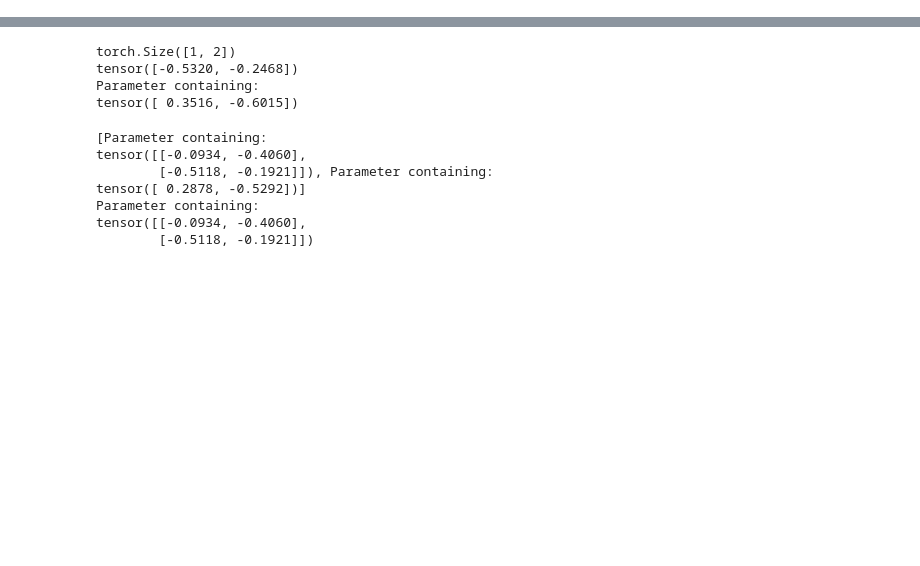
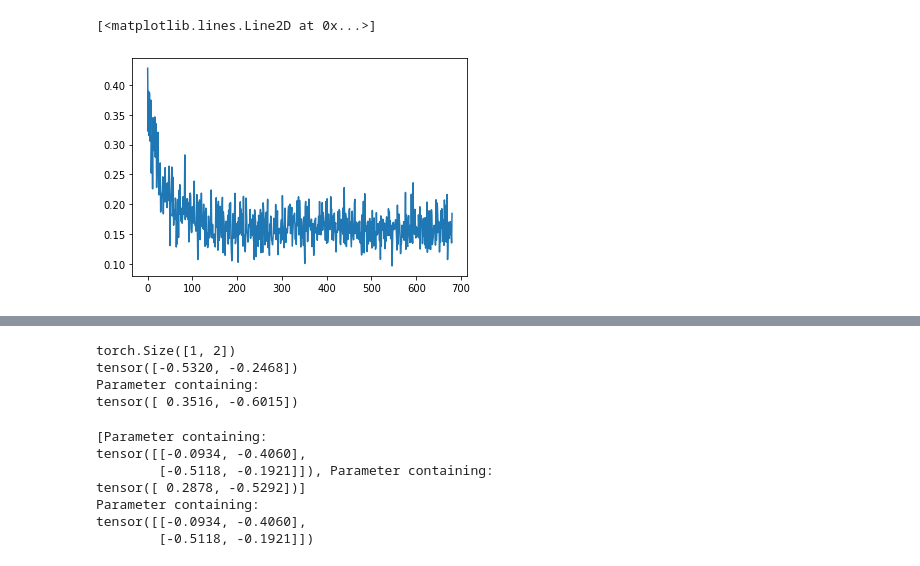
Before and after one commit to String137/PQC, a Jupyter notebook: RawQuantumStateVector.ipynb, the cells around one changed output, grey strips where cells are left out. Drawn from its saved outputs; the diff is of its cells as text; code cells hidden in the pictures; blank space fills up the shorter version.

```diff
--- a/RawQuantumStateVector.ipynb
+++ b/RawQuantumStateVector.ipynb
@@ -7,20 +7,19 @@ from QuantumState import *
 from getPQCvector import *
 from PQC_Loss import *
 # %%
-params = torch.zeros(12)
-params[0] = 1
-params[3] = 1
-params[6] = 2*np.pi
-params[9] = 2*np.pi
+params = torch.zeros(84)
+ParameterInitializer(params)
 params.requires_grad_(True)
-learning_rate = 0.01
-print(params)
-for i in range(20):
-    loss = Loss(params,verbose=1)
+learning_rate = 0.002
+losses = []
+for i in range(1000):
+    loss = Loss(params,verbose=0)
     loss.backward()
-    print("grad",params.grad)
-    print("loss",loss)
+    losses.append(loss.item())
+    print("epoch ",i+1,loss.item())
     with torch.no_grad():
         params -= learning_rate * params.grad
         params.grad.zero_()
+plt.plot(losses)
+Loss(params,verbose=1)
 # %% [output]
@@ -55,0 +44,5 @@ loss tensor(0.2752, dtype=torch.float64, grad_fn=<SumBackward0>)
+# %%
+plt.plot(losses)
+# %% [output]
+[<matplotlib.lines.Line2D at 0x...>]
+[figure, added]
```
Also changed, not shown: parts of 4 cells of this notebook, 3 other files.
